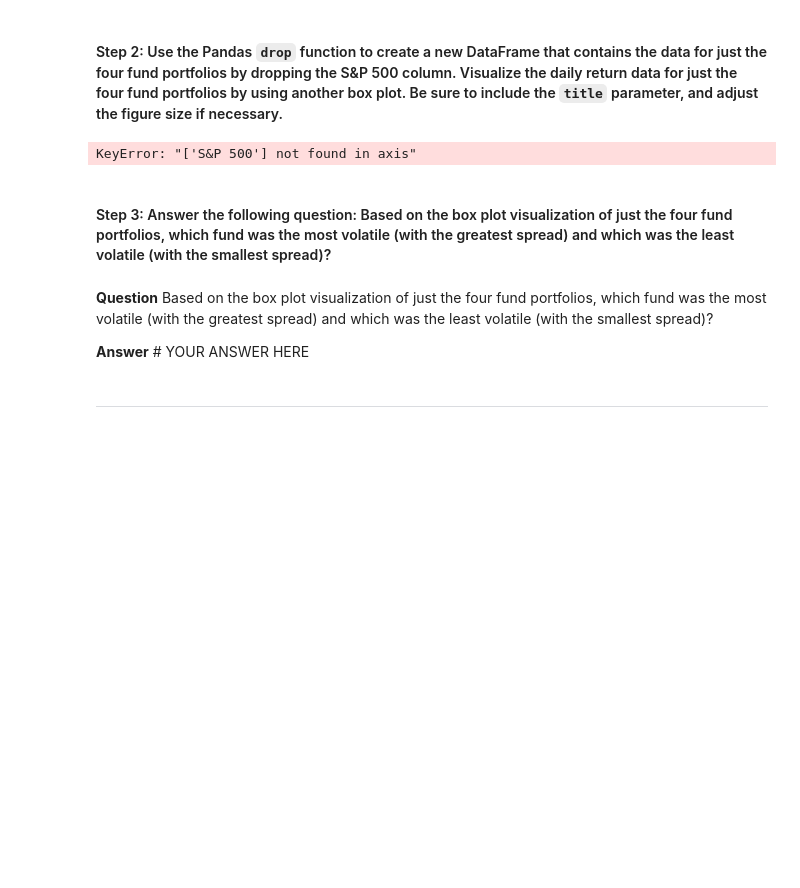
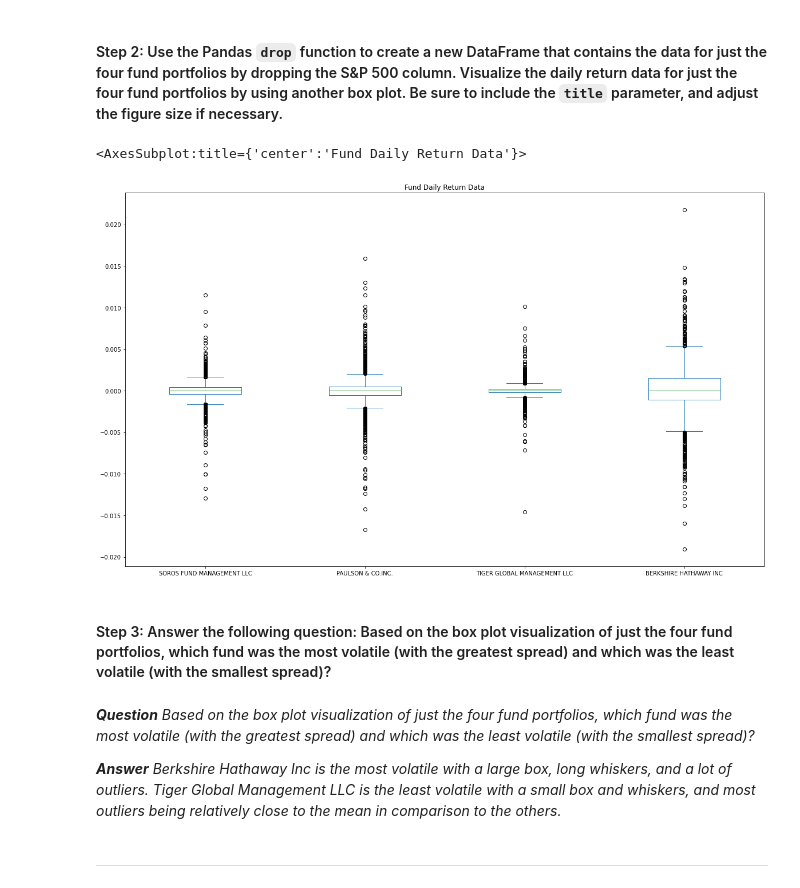
Before and after one commit to MC-Stream/The-Silver-Room, a Jupyter notebook: Module4-C/Starter_Code/risk_return_analysis.ipynb, the cells around one changed output. Saved outputs shown, nothing was run; the diff lists cells and outputs as text; code cells hidden in the pictures; blank space fills up the shorter version.

```diff
--- a/Module4-C/Starter_Code/risk_return_analysis.ipynb
+++ b/Module4-C/Starter_Code/risk_return_analysis.ipynb
@@ -360,18 +360,19 @@ all_daily_returns.plot(kind = "box", title = "Daily Return Data", figsize = (20,
 # %%
 # Create a new DataFrame containing only the 4 fund portfolios by dropping the S&P 500 column from the DataFrame
 # Create box plots to reflect the return data for only the 4 fund portfolios
 # Include a title parameter and adjust the figure size
-funds_daily_returns = whale_navs_df.pct_change().drop(["S&P 500"]).dropna()
+funds_daily_returns = whale_navs_df.pct_change().drop(columns = ["S&P 500"]).dropna()
 
 funds_daily_returns.plot(kind = "box", title = "Fund Daily Return Data", figsize = (20, 12))
 # %% [output]
-KeyError: "['S&P 500'] not found in axis"
+<AxesSubplot:title={'center':'Fund Daily Return Data'}>
+[figure, added]
 # %% [markdown]
 #### Step 3: Answer the following question: Based on the box plot visualization of just the four fund portfolios, which fund was the most volatile (with the greatest spread) and which was the least volatile (with the smallest spread)?
 # %% [markdown]
-**Question** Based on the box plot visualization of just the four fund portfolios, which fund was the most volatile (with the greatest spread) and which was the least volatile (with the smallest spread)?
+***Question** Based on the box plot visualization of just the four fund portfolios, which fund was the most volatile (with the greatest spread) and which was the least volatile (with the smallest spread)?*
 
-**Answer** # YOUR ANSWER HERE
+***Answer** Berkshire Hathaway Inc is the most volatile with a large box, long whiskers, and a lot of outliers. Tiger Global Management LLC is the least volatile with a small box and whiskers, and most outliers being relatively close to the mean in comparison to the others.*
 # %% [markdown]
 ---
 # %% [markdown]
```
